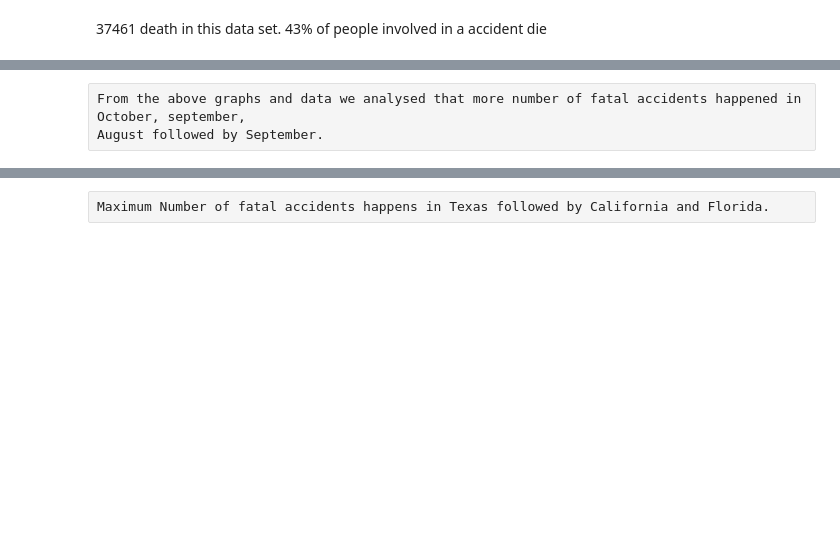
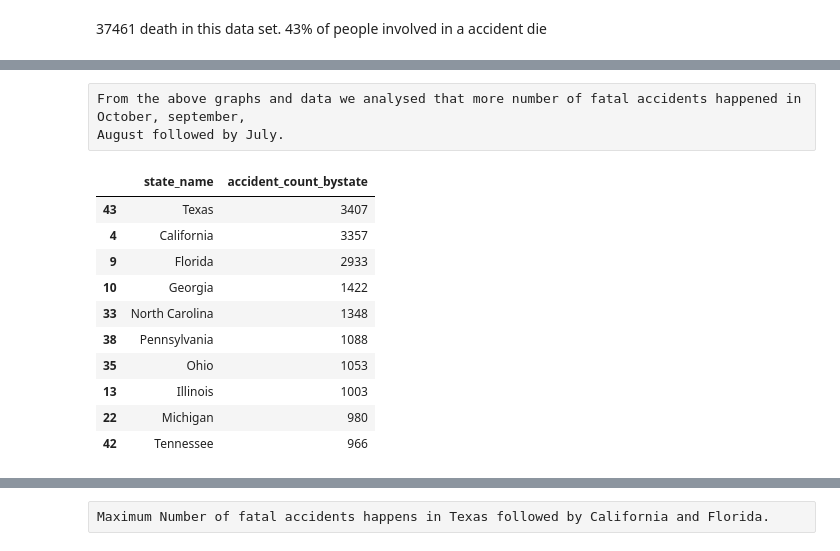
Before and after one commit to ecantu75/DataMining_Lab1, a Jupyter notebook: MSDS_7331_DataMining_Lab1.ipynb, the cells around one changed output, grey strips where cells are left out. Cells and saved outputs as stored; diff of their text form; code cells hidden in the pictures; blank space fills up the shorter version.

```diff
--- a/MSDS_7331_DataMining_Lab1.ipynb
+++ b/MSDS_7331_DataMining_Lab1.ipynb
@@ -60,13 +105,25 @@ acci_count_sorted.plot.bar(x='month_of_crash', y='accident_count', rot=0)
 # %% [raw]
 From the above graphs and data we analysed that more number of fatal accidents happened in October, september,
-August followed by September.
+August followed by July.
 # %%
 #state wise analysis for fatal accidents:
 acci_count_bystate=Accident_df.groupby(['state_name']).count().reset_index()
 acci_count_bystate.rename(columns={'Unnamed: 0': 'accident_count_bystate'}, inplace=True)
 acci_count_bystate_sorted = acci_count_bystate.sort_values('accident_count_bystate',ascending=False)
-acci_count_bystate_sorted = acci_count_bystate_sorted.filter(['accident_count_bystate'], axis=1)
+acci_count_bystate_sorted = acci_count_bystate_sorted.filter(['state_name', 'accident_count_bystate'], axis=1)
 acci_count_bystate_sorted.head(10)
+# %% [output]
+|  | state_name | accident_count_bystate |
+| 43 | Texas | 3407 |
+| 4 | California | 3357 |
+| 9 | Florida | 2933 |
+| 10 | Georgia | 1422 |
+| 33 | North Carolina | 1348 |
+| 38 | Pennsylvania | 1088 |
+| 35 | Ohio | 1053 |
+| 13 | Illinois | 1003 |
+| 22 | Michigan | 980 |
+| 42 | Tennessee | 966 |
 # %%
 #state wise analysis for fatal accidents:
 acci_count_bystate_sorted.plot.bar(x='state_name', y='accident_count_bystate', stacked=True, color=['blue'])
```
Also changed, not shown: parts of 24 cells of this notebook.
